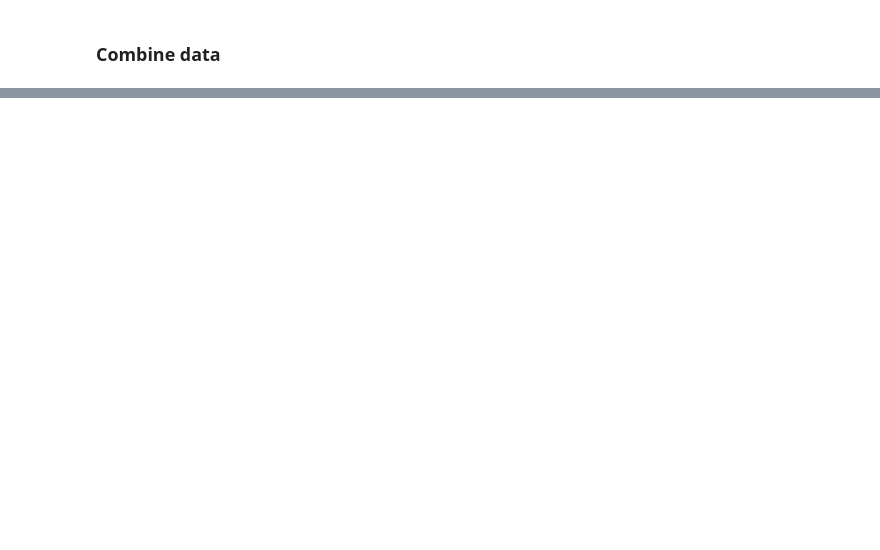
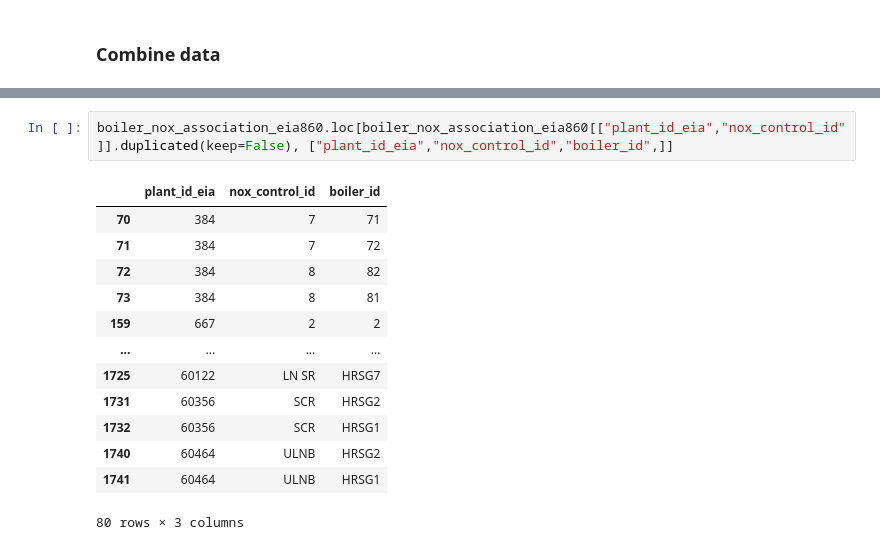
Before and after one commit to singularity-energy/open-grid-emissions, a Jupyter notebook: notebooks/fix_nox_so2_calculations.ipynb, the cells around one changed output, grey strips where cells are left out. Drawn from its saved outputs; the diff is of its cells as text; blank space fills up the shorter version.

```diff
--- a/notebooks/fix_nox_so2_calculations.ipynb
+++ b/notebooks/fix_nox_so2_calculations.ipynb
@@ -103 +150,17 @@ nox_rates
+# %%
+boiler_nox_association_eia860.loc[boiler_nox_association_eia860[["plant_id_eia","nox_control_id"]].duplicated(keep=False), ["plant_id_eia","nox_control_id","boiler_id",]]
+# %% [output]
+|  | plant_id_eia | nox_control_id | boiler_id |
+| 70 | 384 | 7 | 71 |
+| 71 | 384 | 7 | 72 |
+| 72 | 384 | 8 | 82 |
+| 73 | 384 | 8 | 81 |
+| 159 | 667 | 2 | 2 |
+| ... | ... | ... | ... |
+| 1725 | 60122 | LN SR | HRSG7 |
+| 1731 | 60356 | SCR | HRSG2 |
+| 1732 | 60356 | SCR | HRSG1 |
+| 1740 | 60464 | ULNB | HRSG2 |
+| 1741 | 60464 | ULNB | HRSG1 |
+80 rows × 3 columns
 # %%
```
Also changed, not shown: parts of 7 cells of this notebook.
